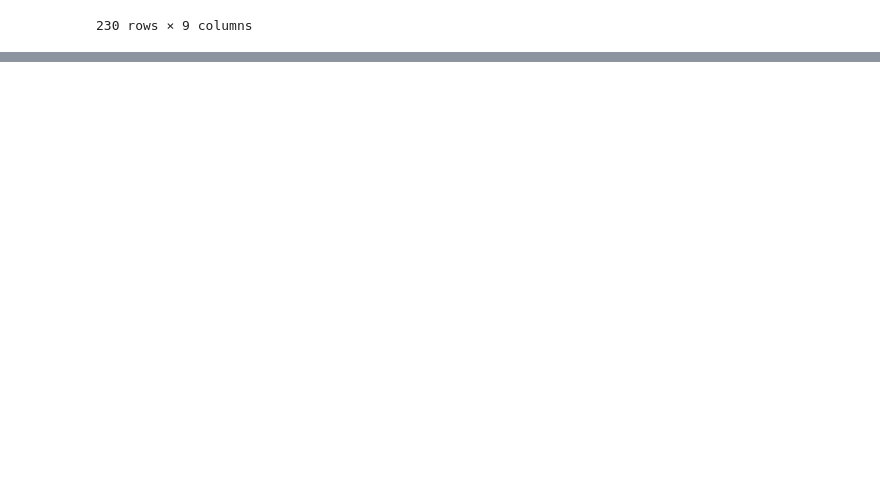
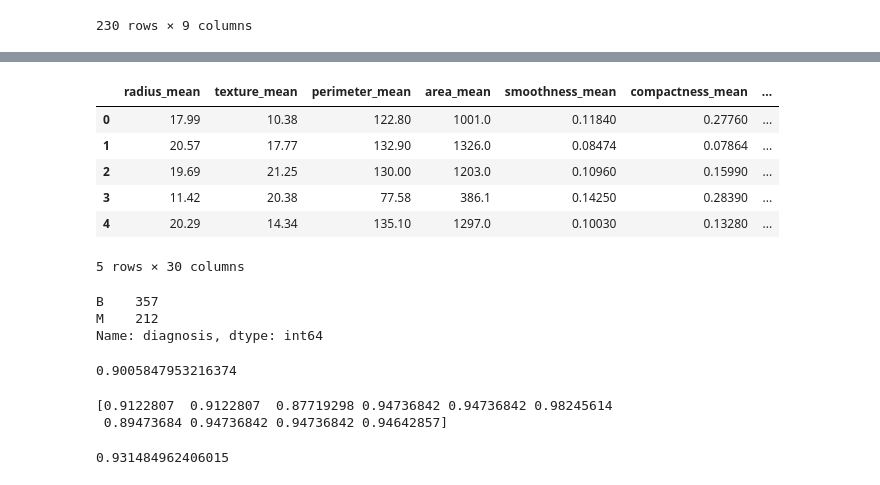
Before and after one commit to neimv/master_python, a Jupyter notebook: data/inferencial/funciones_muestreo.ipynb, the cells around one changed output, grey strips where cells are left out. Saved outputs shown, nothing was run; the diff lists cells and outputs as text; code cells hidden in the pictures; blank space fills up the shorter version.

```diff
--- a/data/inferencial/funciones_muestreo.ipynb
+++ b/data/inferencial/funciones_muestreo.ipynb
@@ -133,0 +356,27 @@ df_estrat
+# %%
+X = df_cancer.iloc[:,2:]
+Y = df_cancer.iloc[:,1]
+# %%
+X.head()
+# %% [output]
+|  | radius_mean | texture_mean | perimeter_mean | area_mean | smoothness_mean | compactness_mean | ... |
+| 0 | 17.99 | 10.38 | 122.80 | 1001.0 | 0.11840 | 0.27760 | ... |
+| 1 | 20.57 | 17.77 | 132.90 | 1326.0 | 0.08474 | 0.07864 | ... |
+| 2 | 19.69 | 21.25 | 130.00 | 1203.0 | 0.10960 | 0.15990 | ... |
+| 3 | 11.42 | 20.38 | 77.58 | 386.1 | 0.14250 | 0.28390 | ... |
+| 4 | 20.29 | 14.34 | 135.10 | 1297.0 | 0.10030 | 0.13280 | ... |
+5 rows × 30 columns
+# %%
+Y.value_counts()
+# %% [output]
+B    357
+M    212
+Name: diagnosis, dtype: int64
+# %%
+X_train, X_test, Y_train, Y_test = train_test_split(X, Y, test_size=0.3, random_state=4)
+modelo = DecisionTreeClassifier()
+modelo.fit(X_train, Y_train)
+resultado = modelo.score(X_test, Y_test)
+print(resultado)
+# %% [output]
+0.9005847953216374
@@ -133,0 +386,10 @@ df_estrat
+# %%
+from sklearn.model_selection import cross_val_score
+
+resultados = cross_val_score(modelo, X, Y, cv=kfold_validacion)
+print(resultados)
+resultados.mean()
+# %% [output]
+[0.9122807  0.9122807  0.87719298 0.94736842 0.94736842 0.98245614
+ 0.89473684 0.94736842 0.94736842 0.94642857]
+0.931484962406015
```
Also changed, not shown: parts of 53 cells of this notebook, 1 other file.
